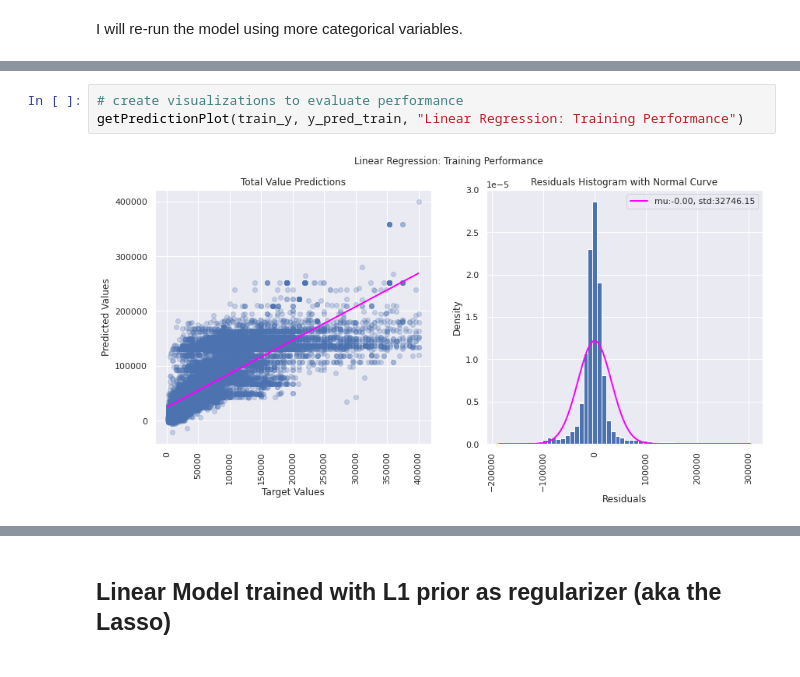
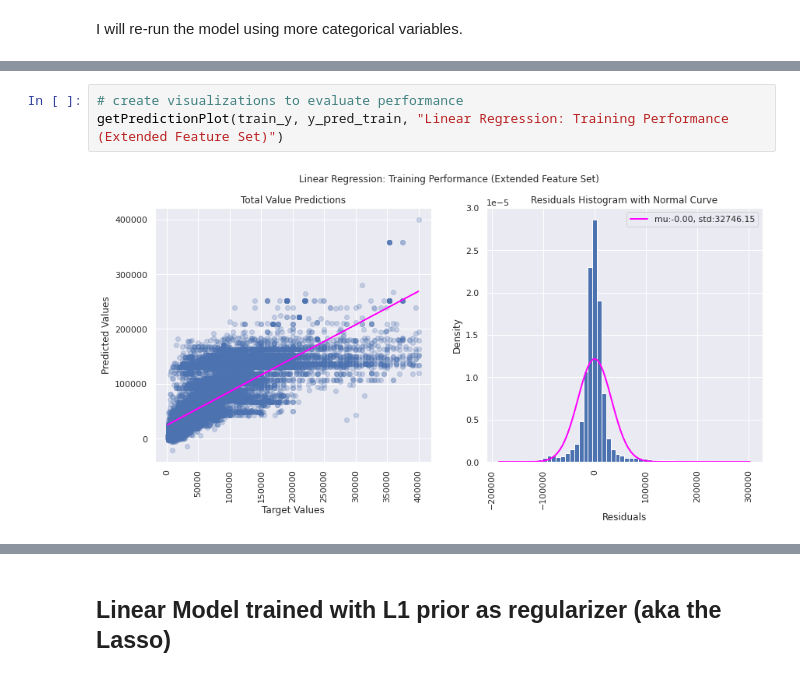
Before and after one commit to KatBCN/ML-PropertyAssessment, a Jupyter notebook: ML_Modeling_LinearRegression2_PropertyAssessment_Buffalo.ipynb, the cells around one changed output, grey strips where cells are left out. Saved outputs shown, nothing was run; the diff lists cells and outputs as text.

```diff
--- a/ML_Modeling_LinearRegression2_PropertyAssessment_Buffalo.ipynb
+++ b/ML_Modeling_LinearRegression2_PropertyAssessment_Buffalo.ipynb
@@ -586,6 +594,6 @@ Target values:  SBL
 Name: Total Value, dtype: float64
 # %%
 # create visualizations to evaluate performance
-getPredictionPlot(train_y, y_pred_train, "Linear Regression: Training Performance")
+getPredictionPlot(train_y, y_pred_train, "Linear Regression: Training Performance (Extended Feature Set)")
 # %% [output]
-[figure, old version]
+[figure, new version]
```
Also changed, not shown: parts of 24 cells of this notebook.
